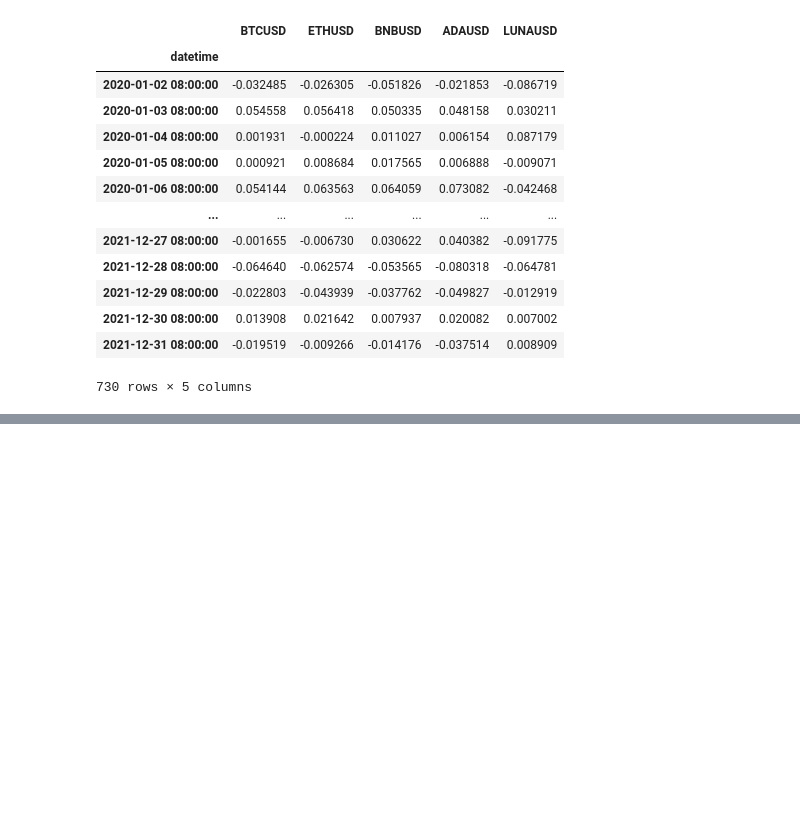
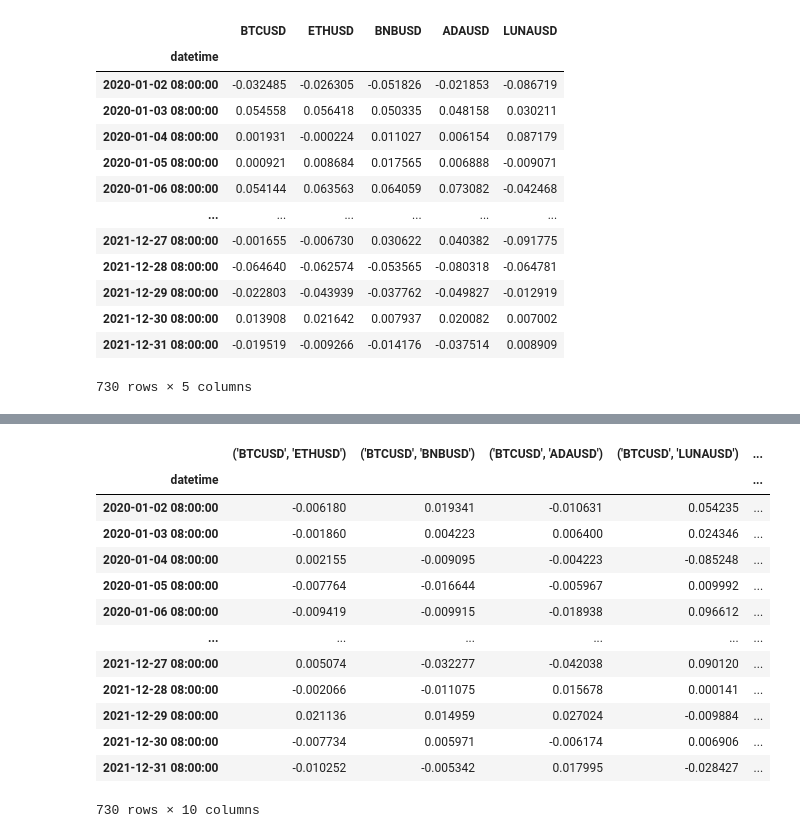
Before and after one commit to TzuH-Hsu/Crypto_PairsTrading, a Jupyter notebook: result.ipynb, the cells around one changed output, grey strips where cells are left out. Saved outputs shown, nothing was run; the diff lists cells and outputs as text; code cells hidden in the pictures; blank space fills up the shorter version.

Commit message:
return spreads dateframe

```diff
--- a/result.ipynb
+++ b/result.ipynb
@@ -136,0 +85,19 @@ Covariance estimator: robust
+# %%
+from Modeling import return_spreads
+return_spreads_df = return_spreads(logReturn_df)
+return_spreads_df
+# %% [output]
+|  | ('BTCUSD', 'ETHUSD') | ('BTCUSD', 'BNBUSD') | ('BTCUSD', 'ADAUSD') | ('BTCUSD', 'LUNAUSD') | ... |
+| datetime |  |  |  |  | ... |
+| 2020-01-02 08:00:00 | -0.006180 | 0.019341 | -0.010631 | 0.054235 | ... |
+| 2020-01-03 08:00:00 | -0.001860 | 0.004223 | 0.006400 | 0.024346 | ... |
+| 2020-01-04 08:00:00 | 0.002155 | -0.009095 | -0.004223 | -0.085248 | ... |
+| 2020-01-05 08:00:00 | -0.007764 | -0.016644 | -0.005967 | 0.009992 | ... |
+| 2020-01-06 08:00:00 | -0.009419 | -0.009915 | -0.018938 | 0.096612 | ... |
+| ... | ... | ... | ... | ... | ... |
+| 2021-12-27 08:00:00 | 0.005074 | -0.032277 | -0.042038 | 0.090120 | ... |
+| 2021-12-28 08:00:00 | -0.002066 | -0.011075 | 0.015678 | 0.000141 | ... |
+| 2021-12-29 08:00:00 | 0.021136 | 0.014959 | 0.027024 | -0.009884 | ... |
+| 2021-12-30 08:00:00 | -0.007734 | 0.005971 | -0.006174 | 0.006906 | ... |
+| 2021-12-31 08:00:00 | -0.010252 | -0.005342 | 0.017995 | -0.028427 | ... |
+730 rows × 10 columns
```
Also changed, not shown: parts of 1 cell of this notebook.
